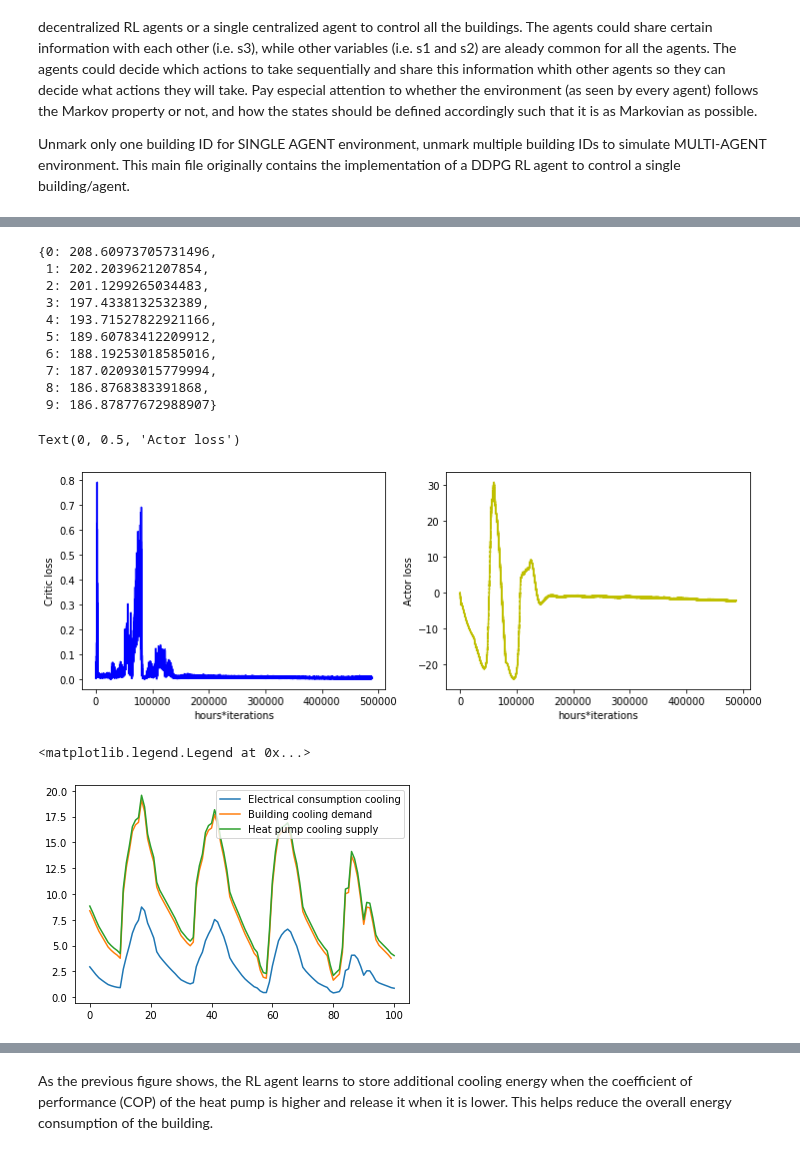
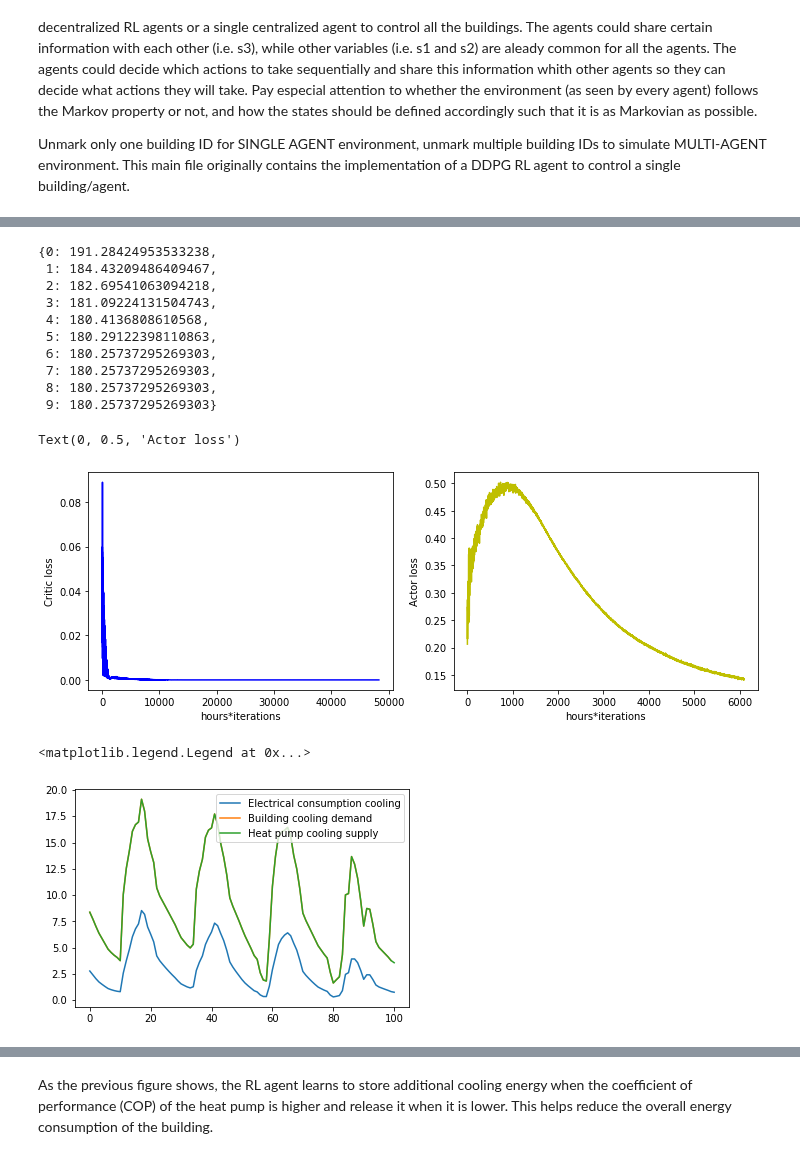
Before and after one commit to intelligent-environments-lab/CityLearn, a Jupyter notebook: main.ipynb, the cells around one changed output, grey strips where cells are left out. Drawn from its saved outputs; the diff is of its cells as text; code cells hidden in the pictures.

Commit message:
TD3 added and changes on reward function

```diff
--- a/main.ipynb
+++ b/main.ipynb
@@ -64,7 +64,7 @@ for uid in building_ids:
     cooling_tank[uid] = EnergyStorage(capacity = 9e12, loss_coeff = loss_factor)
     buildings.append(Building(uid, heating_storage = heat_tank[uid], cooling_storage = cooling_tank[uid], heating_device = heat_pump[uid], cooling_device = heat_pump[uid]))
     buildings[-1].state_space(np.array([24.0, 40.0, 1.001]), np.array([1.0, 17.0, -0.001]))
-    buildings[-1].action_space(np.array([0.33]), np.array([-0.33]))
+    buildings[-1].action_space(np.array([0.2]), np.array([-0.2]))
 
 building_loader(demand_file, weather_file, buildings)
 auto_size(buildings, t_target_heating = 45, t_target_cooling = 10)
@@ -73,7 +73,7 @@ env = CityLearn(demand_file, weather_file, buildings = buildings, time_resolutio
 # %%
 #RL CONTROLLER
 from reward_function import reward_function
-from agent import RL_Agents
+from agent import TD3_Agents #RL_Agents
 
 #Extracting the state-action spaces from the buildings to feed them to the agent(s)
 observations_space, actions_space = [],[]
@@ -82,10 +82,10 @@ for building in buildings:
     actions_space.append(building.action_spaces)
 
 #Instantiatiing the control agent(s)
-agents = RL_Agents(observations_space,actions_space)
+agents = TD3_Agents(observations_space,actions_space)
 
 k = 0
-cost = {}
+cost, cum_reward = {}, {}
 '''
 Every episode runs the RL controller for over 2500 hours in the simulation (controls the storage of cooling energy over about 3 Summer months)
 Multiple episodes will run the RL controller over the same period over and over again, improving the policy and maximizing the score (less negative scores are better)
@@ -94,6 +94,7 @@ Running the RL algorithm to coordinate as many buildings as possible (at least 3
 '''
 episodes = 10
 for e in range(episodes): #A stopping criterion can be added, which is based on whether the cost has reached some specific threshold or is no longer improving
+    cum_reward[e] = 0
     state = env.reset()
     done = False
     while not done:
@@ -105,6 +106,7 @@ for e in range(episodes): #A stopping criterion can be added, which is based on
         reward = reward_function(reward) #See comments in reward_function.py
         agents.add_to_batch(state, action, reward, next_state, done)
         state = next_state
+        cum_reward[e] += reward[0]
 
         k+=1
     cost[e] = env.cost()
@@ -130,29 +145,29 @@ hour: 24500 of 25000
 #Prints the cost of every episode. The lower the better. Ideally it will reach the same cost or lower than the RBC: 156.88
 cost
 # %% [output]
-{0: 208.60973705731496,
- 1: 202.2039621207854,
- 2: 201.1299265034483,
- 3: 197.4338132532389,
- 4: 193.71527822921166,
- 5: 189.60783412209912,
- 6: 188.19253018585016,
- 7: 187.02093015779994,
- 8: 186.8768383391868,
- 9: 186.87877672988907}
+{0: 191.28424953533238,
+ 1: 184.43209486409467,
+ 2: 182.69541063094218,
+ 3: 181.09224131504743,
+ 4: 180.4136808610568,
+ 5: 180.29122398110863,
+ 6: 180.25737295269303,
+ 7: 180.25737295269303,
+ 8: 180.25737295269303,
+ 9: 180.25737295269303}
 # %%
 #Prints the actor and critic losses
 fig, (plot1, plot2) = plt.subplots(1,2)
 fig.set_size_inches(12,4)
-plot1.plot(agents.critic_loss_list[0],'b')
+plot1.plot(agents.critic_loss_list[0][500:],'b')
 plot2.plot(agents.actor_loss_list[0],'y')
 plot1.set_xlabel('hours*iterations')
 plot1.set_ylabel('Critic loss')
 plot2.set_xlabel('hours*iterations')
 plot2.set_ylabel('Actor loss')
 # %% [output]
 Text(0, 0.5, 'Actor loss')
-[figure, old version]
+[figure, new version]
 # %%
 #Plots for the last 100 hours of the simulation
 plt.plot(env.buildings[0].cooling_device.electrical_consumption_cooling[2400:])
@@ -161,7 +176,7 @@ plt.plot(env.buildings[0].cooling_device.cooling_supply[2400:])
 plt.legend(['Electrical consumption cooling','Building cooling demand','Heat pump cooling supply'])
 # %% [output]
 <matplotlib.legend.Legend at 0x...>
-[figure, old version]
+[figure, new version]
 # %%
 #Plots for the last 100 hours of the simulation
 plt.plot(env.buildings[0].cooling_storage.soc_list[2400:])
```
Also changed, not shown: parts of 6 cells of this notebook, 3 other files.
